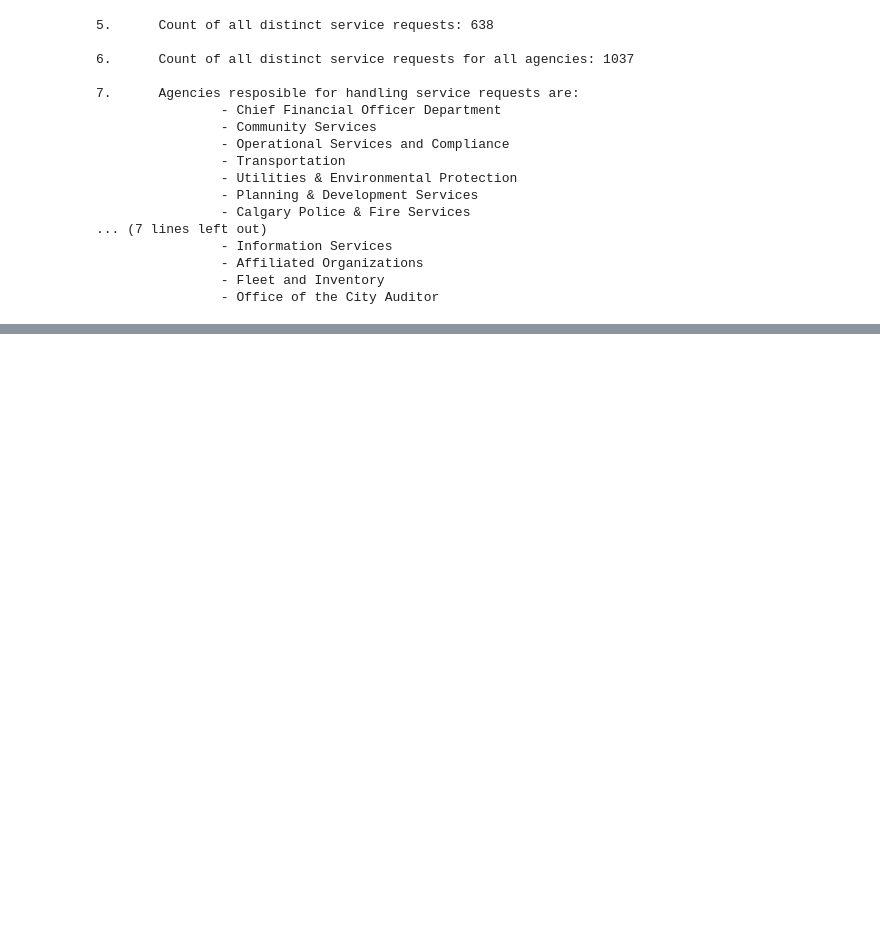
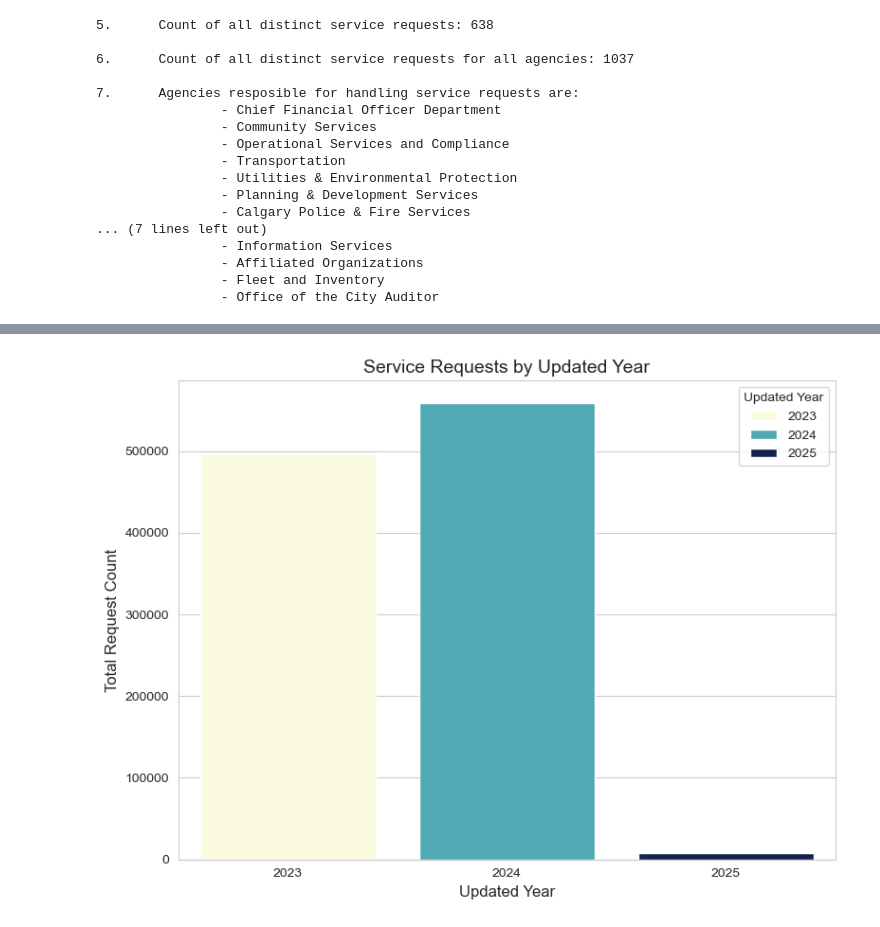
Before and after one commit to AnithaUofC/311ServiceRequests, a Jupyter notebook: Report.ipynb, the cells around one changed output, grey strips where cells are left out. Saved outputs shown, nothing was run; the diff lists cells and outputs as text; code cells hidden in the pictures; blank space fills up the shorter version.

```diff
--- a/Report.ipynb
+++ b/Report.ipynb
@@ -626,0 +753,14 @@ for agency in agencies:
+# %%
+# Updated requests by year
+
+requests_by_year = df.groupby('update_year')['service_request_id'].count().reset_index()
+requests_by_year.columns = ['Updated Year', 'Total Request Count']
+plt.figure(figsize=(8, 6))
+sns.barplot(data=requests_by_year, x='Updated Year', y='Total Request Count', palette='YlGnBu', hue='Updated Year')
+plt.title('Service Requests by Updated Year', fontsize=14)
+plt.xlabel('Updated Year', fontsize=12)
+plt.ylabel('Total Request Count', fontsize=12)
+plt.tight_layout()
+plt.show()
+# %% [output]
+[figure, added]
```
Also changed, not shown: parts of 24 cells of this notebook.
